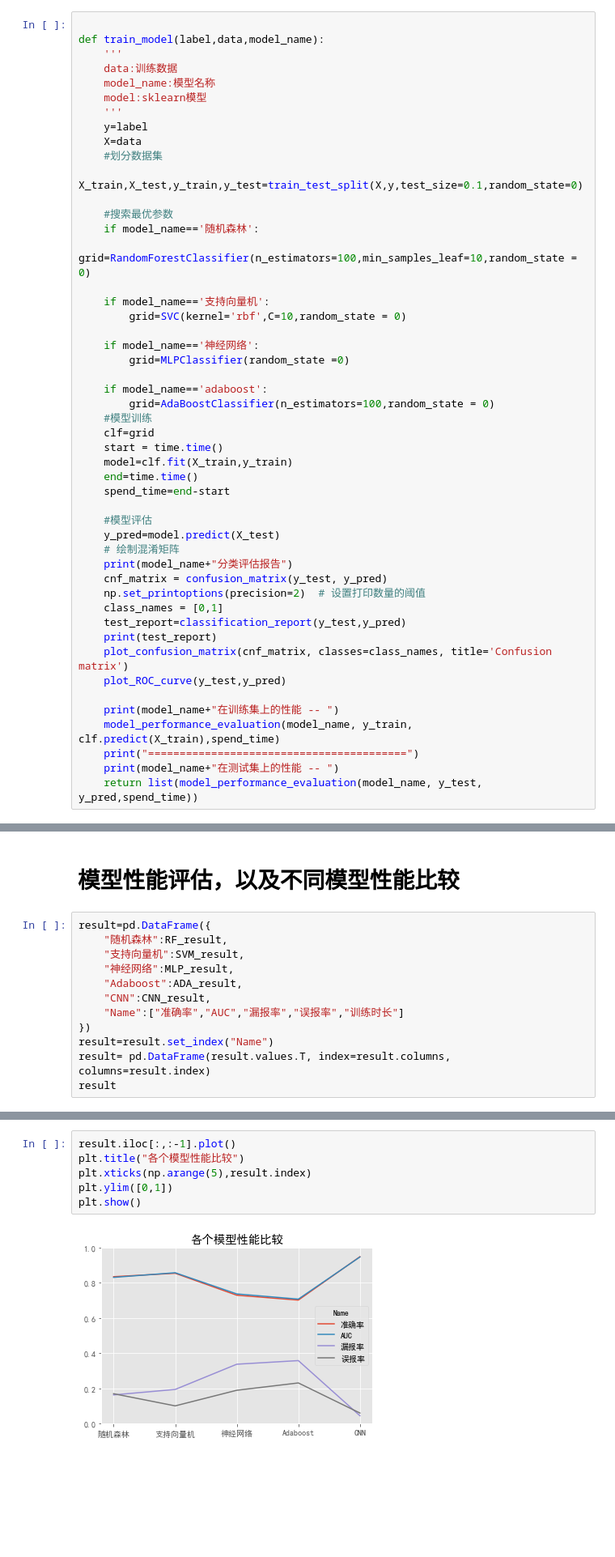
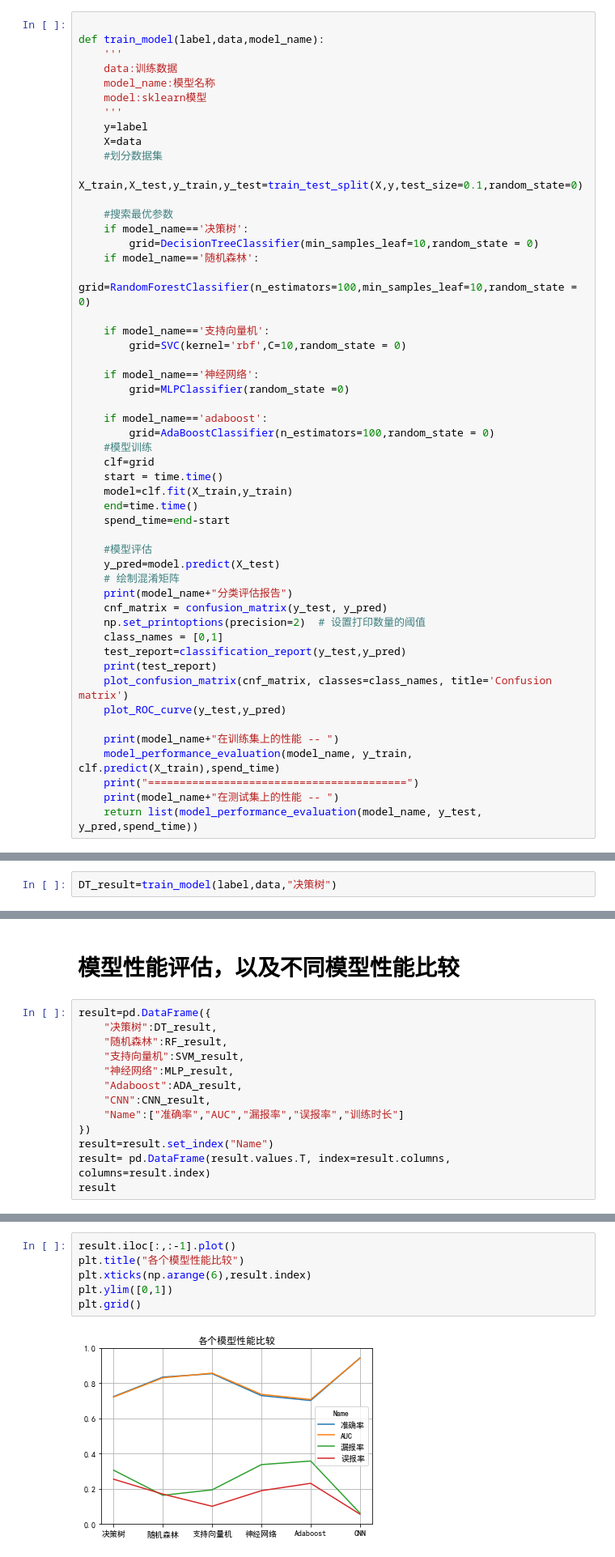
Before and after one commit to Yourdaylight/Python-DA-and-DM, a Jupyter notebook: 烟火图像的识别与分类/code.ipynb, the cells around one changed output, grey strips where cells are left out. Shown at 81% size. Drawn from its saved outputs; the diff is of its cells as text; blank space fills up the shorter version.

Commit message:
update decisiontree

```diff
--- a/烟火图像的识别与分类/code.ipynb
+++ b/烟火图像的识别与分类/code.ipynb
@@ -319,6 +329,8 @@ def train_model(label,data,model_name):
     X_train,X_test,y_train,y_test=train_test_split(X,y,test_size=0.1,random_state=0)
 
     #搜索最优参数
+    if model_name=='决策树':
+        grid=DecisionTreeClassifier(min_samples_leaf=10,random_state = 0)
     if model_name=='随机森林':
          grid=RandomForestClassifier(n_estimators=100,min_samples_leaf=10,random_state = 0)
 
@@ -361,3 +373,5 @@ label=df['label']
 #数据标准化
 scaler = StandardScaler()
 data= scaler.fit_transform(data)
+# %%
+DT_result=train_model(label,data,"决策树")
@@ -605,6 +642,7 @@ cnn | 训练时长（秒）：618.6196
 # 模型性能评估，以及不同模型性能比较
 # %%
 result=pd.DataFrame({
+    "决策树":DT_result,
     "随机森林":RF_result,
     "支持向量机":SVM_result,
     "神经网络":MLP_result,
@@ -625,10 +664,10 @@ result
 # %%
 result.iloc[:,:-1].plot()
 plt.title("各个模型性能比较")
-plt.xticks(np.arange(5),result.index)
+plt.xticks(np.arange(6),result.index)
 plt.ylim([0,1])
-plt.show()
+plt.grid()
 # %% [output]
-[figure, old version]
+[figure, new version]
 # %%
 result['训练时长'].plot(title="各模型训练时长")
```
Also changed, not shown: parts of 11 cells of this notebook.
